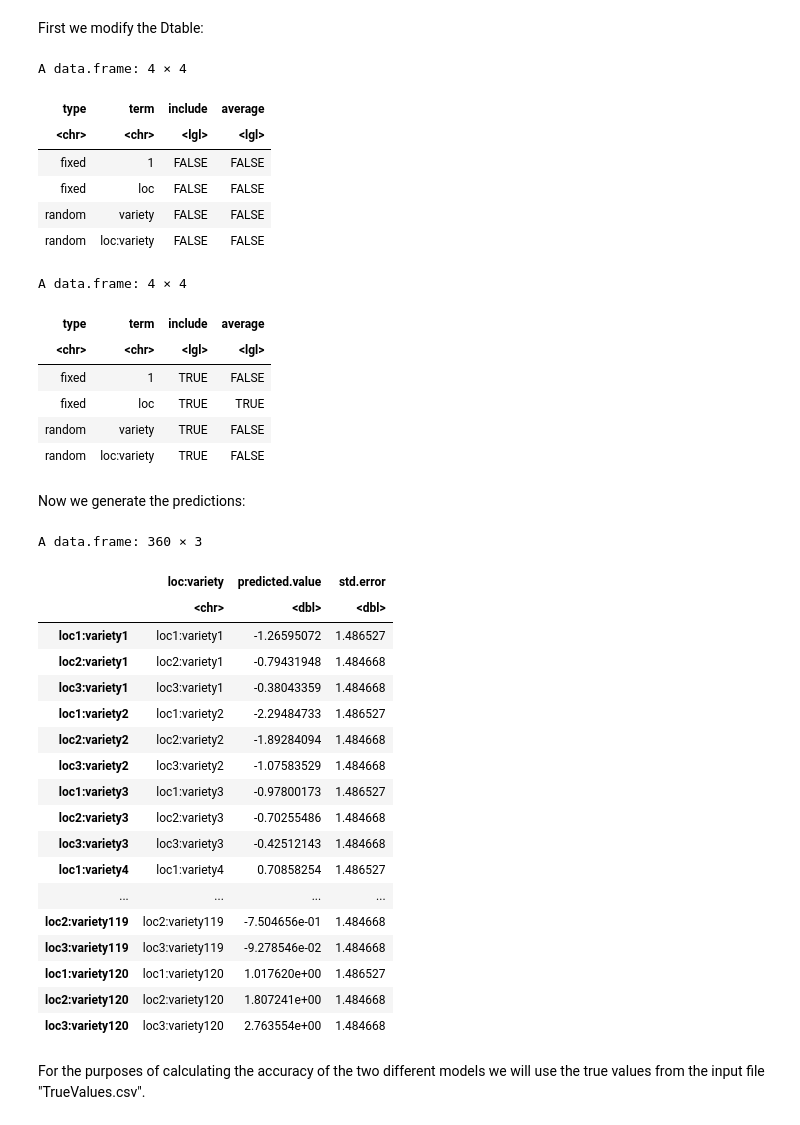
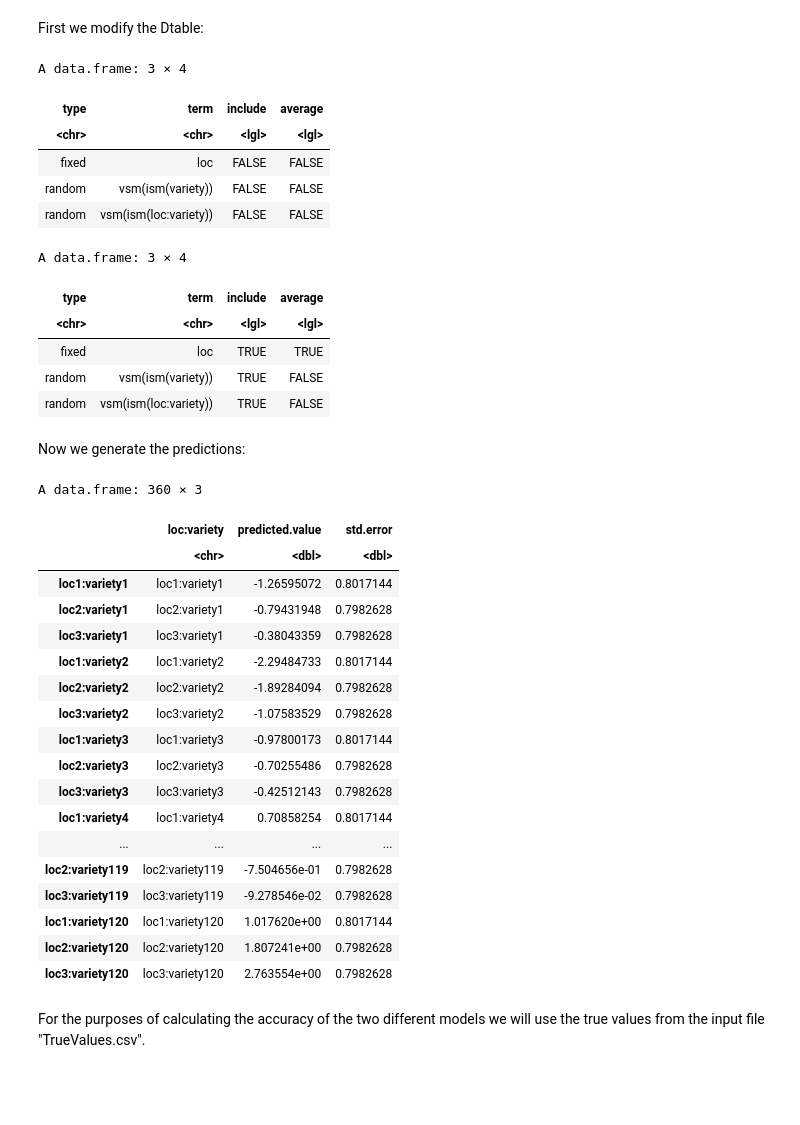
Before and after one commit to Robbins-Lab/PLSCI-7201, a Jupyter notebook: Modules/Module7/Mixed_Models_Covariance_Structures.ipynb, the cells around one changed output. Cells and saved outputs as stored; diff of their text form; code cells hidden in the pictures; blank space fills up the shorter version.

```diff
--- a/Modules/Module7/Mixed_Models_Covariance_Structures.ipynb
+++ b/Modules/Module7/Mixed_Models_Covariance_Structures.ipynb
@@ -866,8 +863,8 @@ head(pNoGE360) # looking at the first positions in the vector
 # Model 2 Compound Symetric (no genomic relationship matrix)
 # %%
 #Model 2
-mgeCS <- sommer::mmer(phenotype~loc,
-              random= ~ vsr(variety) + vsr(loc:variety),
+mgeCS <- sommer::mmes(phenotype~loc,
+              random= ~ vsm(ism(variety)) + vsm(ism(loc:variety)),
               rcov= ~ units,
               data=dataf, verbose = TRUE)
 #Looking at the summary of the results
@@ -915,53 +907,51 @@ First we modify the Dtable:
 # %%
 dtCS=mgeCS$Dtable
 dtCS
-dtCS[1,"include"]=TRUE # intercept
-dtCS[2,"include"]=TRUE # loc
-dtCS[2,"average"]=TRUE # loc
-dtCS[3,"include"]=TRUE # variety
-dtCS[4,"include"]=TRUE # loc:variety
+
+dtCS[1,"include"]=TRUE # loc
+dtCS[1,"average"]=TRUE # loc
+dtCS[2,"include"]=TRUE # variety
+dtCS[3,"include"]=TRUE # loc:variety
 dtCS
 # %% [output]
-A data.frame: 4 × 4
+A data.frame: 3 × 4
 | type | term | include | average |
 | <chr> | <chr> | <lgl> | <lgl> |
-| fixed | 1 | FALSE | FALSE |
 | fixed | loc | FALSE | FALSE |
-| random | variety | FALSE | FALSE |
-| random | loc:variety | FALSE | FALSE |
+| random | vsm(ism(variety)) | FALSE | FALSE |
+| random | vsm(ism(loc:variety)) | FALSE | FALSE |
-A data.frame: 4 × 4
+A data.frame: 3 × 4
 | type | term | include | average |
 | <chr> | <chr> | <lgl> | <lgl> |
-| fixed | 1 | TRUE | FALSE |
 | fixed | loc | TRUE | TRUE |
-| random | variety | TRUE | FALSE |
-| random | loc:variety | TRUE | FALSE |
+| random | vsm(ism(variety)) | TRUE | FALSE |
+| random | vsm(ism(loc:variety)) | TRUE | FALSE |
 # %% [markdown]
 Now we generate the predictions:
 # %%
-aCS=sommer::predict.mmer(mgeCS, Dtable=dtCS, D="loc:variety")
+aCS=sommer::predict.mmes(mgeCS, Dtable=dtCS, D="loc:variety")
 pCS=aCS$pvals
 pCS
 # %% [output]
 A data.frame: 360 × 3
 |  | loc:variety | predicted.value | std.error |
 |  | <chr> | <dbl> | <dbl> |
-| loc1:variety1 | loc1:variety1 | -1.26595072 | 1.486527 |
-| loc2:variety1 | loc2:variety1 | -0.79431948 | 1.484668 |
-| loc3:variety1 | loc3:variety1 | -0.38043359 | 1.484668 |
-| loc1:variety2 | loc1:variety2 | -2.29484733 | 1.486527 |
-| loc2:variety2 | loc2:variety2 | -1.89284094 | 1.484668 |
-| loc3:variety2 | loc3:variety2 | -1.07583529 | 1.484668 |
-| loc1:variety3 | loc1:variety3 | -0.97800173 | 1.486527 |
-| loc2:variety3 | loc2:variety3 | -0.70255486 | 1.484668 |
-| loc3:variety3 | loc3:variety3 | -0.42512143 | 1.484668 |
-| loc1:variety4 | loc1:variety4 | 0.70858254 | 1.486527 |
+| loc1:variety1 | loc1:variety1 | -1.26595072 | 0.8017144 |
+| loc2:variety1 | loc2:variety1 | -0.79431948 | 0.7982628 |
+| loc3:variety1 | loc3:variety1 | -0.38043359 | 0.7982628 |
+| loc1:variety2 | loc1:variety2 | -2.29484733 | 0.8017144 |
+| loc2:variety2 | loc2:variety2 | -1.89284094 | 0.7982628 |
+| loc3:variety2 | loc3:variety2 | -1.07583529 | 0.7982628 |
+| loc1:variety3 | loc1:variety3 | -0.97800173 | 0.8017144 |
+| loc2:variety3 | loc2:variety3 | -0.70255486 | 0.7982628 |
+| loc3:variety3 | loc3:variety3 | -0.42512143 | 0.7982628 |
+| loc1:variety4 | loc1:variety4 | 0.70858254 | 0.8017144 |
 | ... | ... | ... | ... |
-| loc2:variety119 | loc2:variety119 | -7.504656e-01 | 1.484668 |
-| loc3:variety119 | loc3:variety119 | -9.278546e-02 | 1.484668 |
-| loc1:variety120 | loc1:variety120 | 1.017620e+00 | 1.486527 |
-| loc2:variety120 | loc2:variety120 | 1.807241e+00 | 1.484668 |
-| loc3:variety120 | loc3:variety120 | 2.763554e+00 | 1.484668 |
+| loc2:variety119 | loc2:variety119 | -7.504656e-01 | 0.7982628 |
+| loc3:variety119 | loc3:variety119 | -9.278546e-02 | 0.7982628 |
+| loc1:variety120 | loc1:variety120 | 1.017620e+00 | 0.8017144 |
+| loc2:variety120 | loc2:variety120 | 1.807241e+00 | 0.7982628 |
+| loc3:variety120 | loc3:variety120 | 2.763554e+00 | 0.7982628 |
 # %% [markdown]
 For the purposes of calculating the accuracy of the two different models we will use the true values from the input file "TrueValues.csv".
 # %%
```
Also changed, not shown: parts of 16 cells of this notebook.
